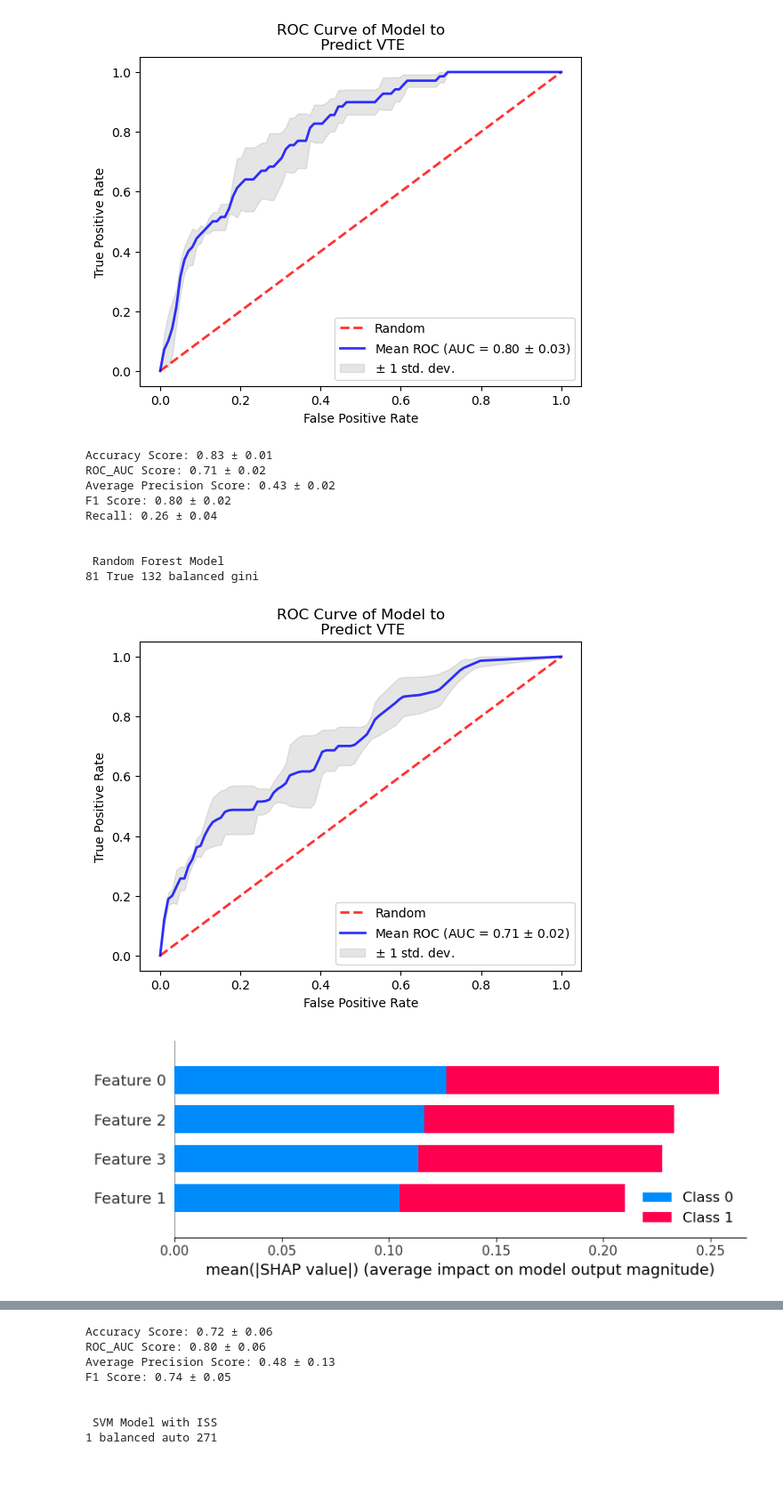
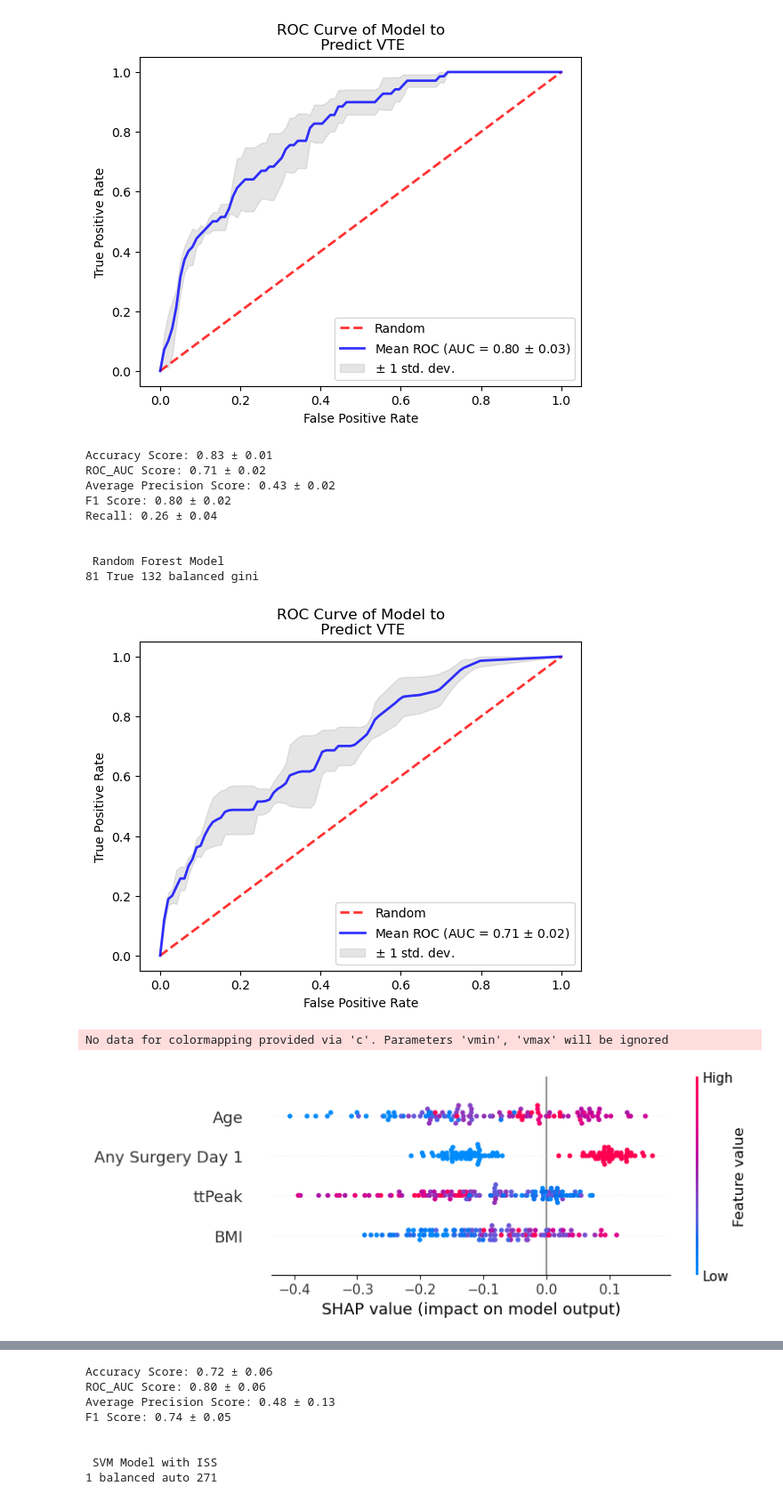
Before and after one commit to Ramborang/Capstone, a Jupyter notebook: Model with Optimized Parameters.ipynb, the cells around one changed output, grey strips where cells are left out. Shown at 89% size. Saved outputs shown, nothing was run; the diff lists cells and outputs as text; code cells hidden in the pictures; blank space fills up the shorter version.

```diff
--- a/Model with Optimized Parameters.ipynb
+++ b/Model with Optimized Parameters.ipynb
@@ -214,35 +215,36 @@ for random_state in range(131,134):
                         max_weight = weight
                         max_C = C
                         max_random_state = random_state
                         max_strap = bootstrap
                     C += 1
 
 cv = StratifiedKFold(n_splits = 3, random_state = max_random_state, shuffle = True)
 classifier = RandomForestClassifier(n_estimators = max_C, bootstrap = max_strap, random_state = max_random_state, class_weight = max_weight, criterion = max_criterion)
 Scores(cv, classifier, X, y)
 print("\n\n Random Forest Model")
 print(max_C, max_strap, max_random_state, max_weight, max_criterion)
 Curve(cv, classifier, X, y)
 
 # Experimenting with SHAP values
 X_train, X_test, y_train, y_test = model_selection.train_test_split(X, y, test_size=0.3, random_state=max_random_state)
 classifier.fit(X_train, y_train)
 y_pred = classifier.predict(X_test)
 explainer = shap.Explainer(classifier)
 shap_values = explainer.shap_values(X_test)
-shap.summary_plot(shap_values, X_test)
+shap.summary_plot(shap_values[1], X_test, feature_names = ['Age','BMI','Any Surgery Day 1','ttPeak'])
 # %% [output]
 Accuracy Score: 0.83 ± 0.01
 ROC_AUC Score: 0.71 ± 0.02
 Average Precision Score: 0.43 ± 0.02
 F1 Score: 0.80 ± 0.02
 Recall: 0.26 ± 0.04
 
 
  Random Forest Model
 81 True 132 balanced gini
 [figure]
+No data for colormapping provided via 'c'. Parameters 'vmin', 'vmax' will be ignored
-[figure, old version]
+[figure, new version]
 # %%
 # Create classifier using Gradient Boosted Decision Tree
 max_AUROC = 0
```
Also changed, not shown: parts of 2 cells of this notebook.
